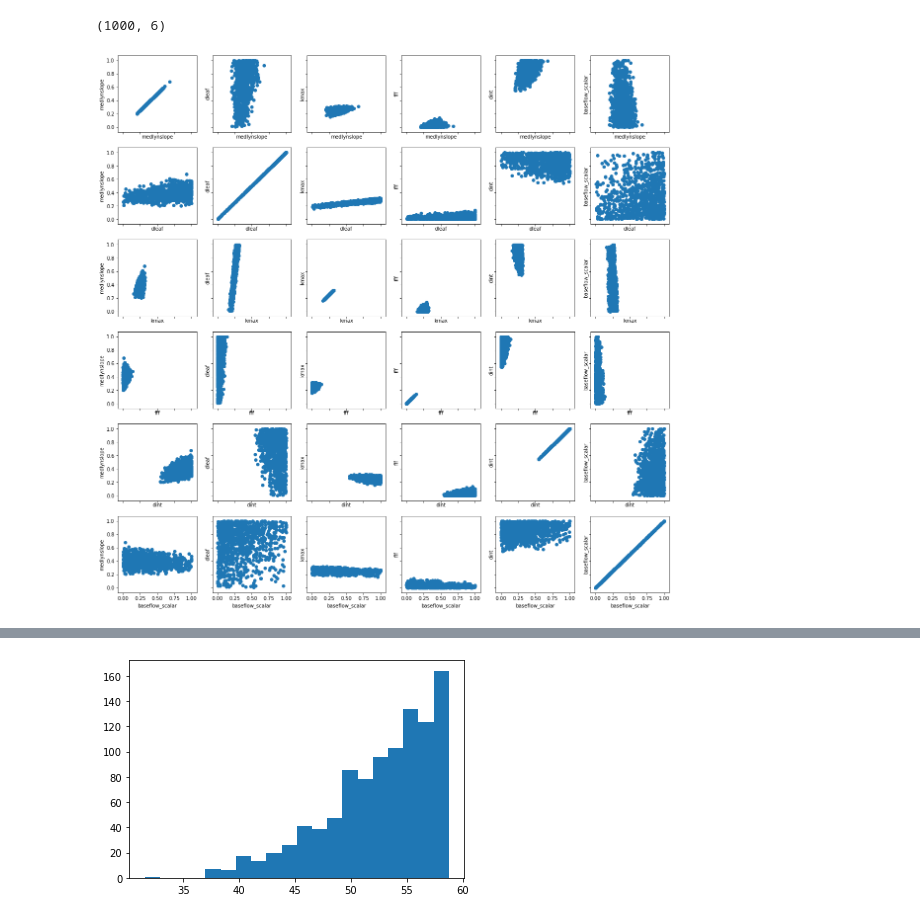
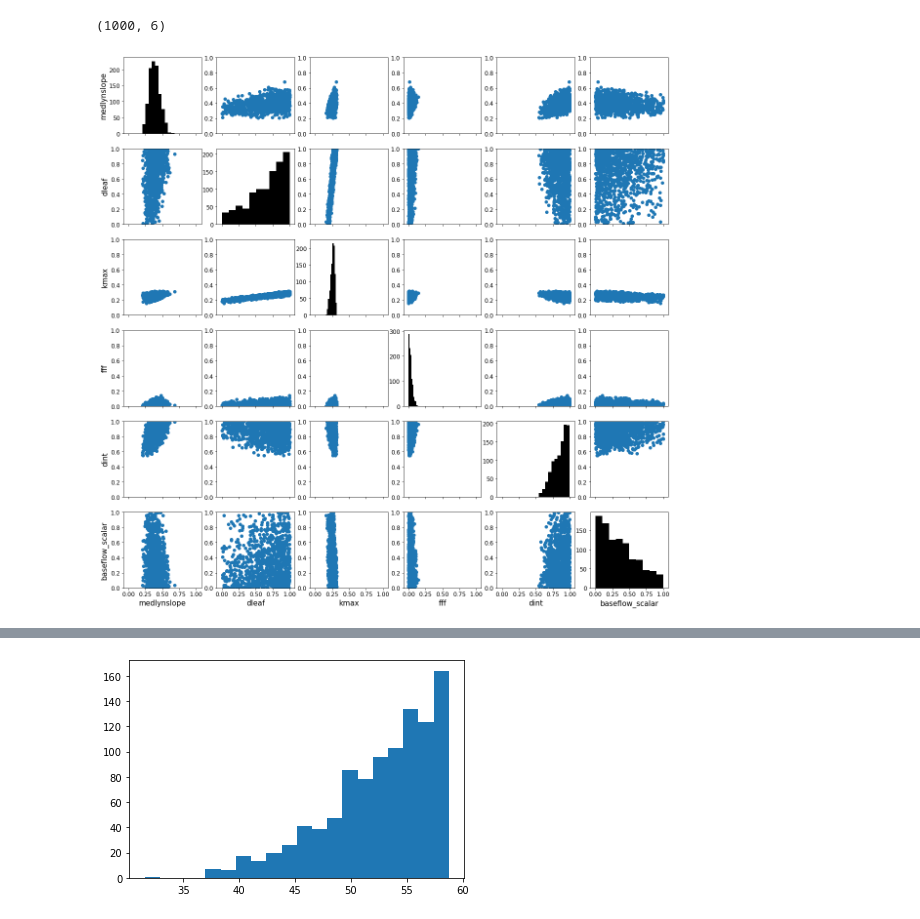
Before and after one commit to katiedagon/CLM5_ParameterUncertainty, a Jupyter notebook: NN/NN_parameter_response_maps.ipynb, the cells around one changed output, grey strips where cells are left out. Saved outputs shown, nothing was run; the diff lists cells and outputs as text; code cells hidden in the pictures.

Commit message:
Update parameter response and error figures

```diff
--- a/NN/NN_parameter_response_maps.ipynb
+++ b/NN/NN_parameter_response_maps.ipynb
@@ -166,14 +166,22 @@ pscals.shape
 # %% [output]
 (1000, 6)
 # %%
-fig, axs = plt.subplots(npar, npar, figsize=(20, 20), sharex=True, sharey=True)
+fig, axs = plt.subplots(npar, npar, figsize=(20, 20), sharex=True)
 #axs = axs.ravel()
 
 for i in range(npar):
     for j in range(npar):
-        axs[i,j].scatter(pscals[:,i],pscals[:,j])
-        axs[i,j].set_xlabel(in_vars[i])
-        axs[i,j].set_ylabel(in_vars[j])
-#plt.savefig("optimal_parameter_response_surfaces.pdf")
+        if i == j:
+            axs[j,i].hist(pscals[:,i], bins=10, color='k')
+        else:
+            axs[j,i].scatter(pscals[:,i],pscals[:,j])
+            axs[j,i].set_ylim(0,1)
+        if i == 0:
+            axs[j,i].set_ylabel(in_vars[j], fontsize=15)
+        if j == npar-1:
+            axs[j,i].set_xlabel(in_vars[i], fontsize=15)
+            axs[j,i].xaxis.set_tick_params(labelsize='large')
+        axs[j,i].yaxis.set_tick_params(labelsize='large')
+#plt.savefig("optimal_parameter_response_surfaces_v2.pdf")
 # %% [output]
-[figure, old version]
+[figure, new version]
```
Also changed, not shown: parts of 3 cells of this notebook, 1 other file.
